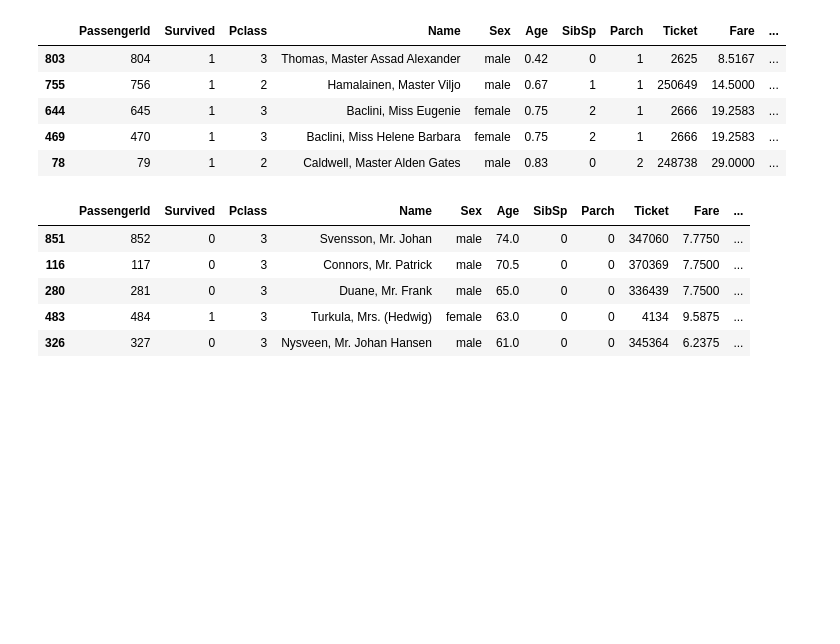
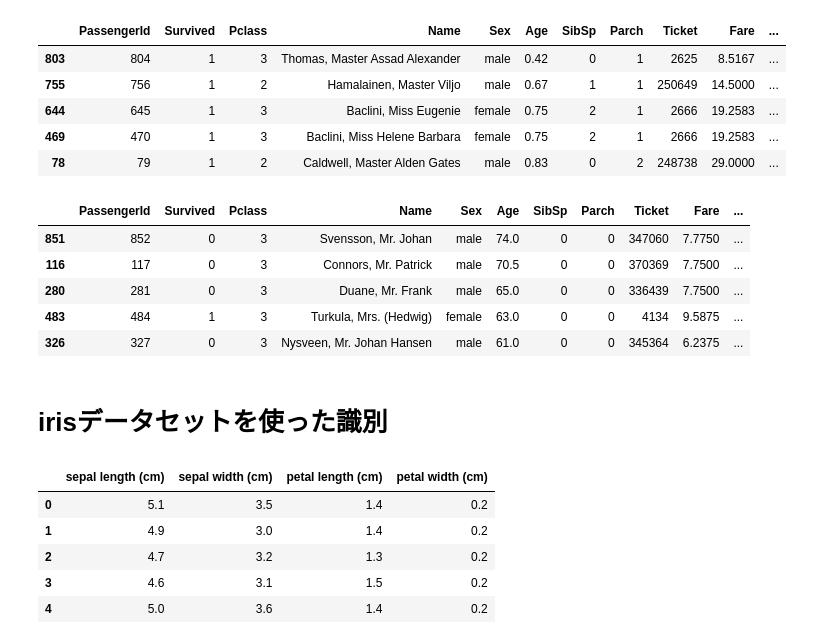
Before and after one commit to namoshi/mathAI, a Jupyter notebook: pandas_intro.ipynb, the cells around one changed output. Drawn from its saved outputs; the diff is of its cells as text; code cells hidden in the pictures; blank space fills up the shorter version.

```diff
--- a/pandas_intro.ipynb
+++ b/pandas_intro.ipynb
@@ -388,3 +388,26 @@ titanic.sort_values(by=['Pclass', 'Age'], ascending=False).head()
 | 280 | 281 | 0 | 3 | Duane, Mr. Frank | male | 65.0 | 0 | 0 | 336439 | 7.7500 | ... |
 | 483 | 484 | 1 | 3 | Turkula, Mrs. (Hedwig) | female | 63.0 | 0 | 0 | 4134 | 9.5875 | ... |
 | 326 | 327 | 0 | 3 | Nysveen, Mr. Johan Hansen | male | 61.0 | 0 | 0 | 345364 | 6.2375 | ... |
+# %% [markdown]
+# irisデータセットを使った識別
+# %%
+import pandas as pd
+from sklearn.datasets import load_iris
+import matplotlib.pyplot as plt
+
+#Irisデータをsklearnから読み込み
+iris = load_iris()
+
+#辞書型に近い型でデータが入っているので必要箇所を指定してdataとcoloumsとしてdfで読み込み
+df = pd.DataFrame(data = iris.data, columns = iris.feature_names)
+
+iris_labels = pd.Series(data=iris.target)
+
+df.head()
+# %% [output]
+|  | sepal length (cm) | sepal width (cm) | petal length (cm) | petal width (cm) |
+| 0 | 5.1 | 3.5 | 1.4 | 0.2 |
+| 1 | 4.9 | 3.0 | 1.4 | 0.2 |
+| 2 | 4.7 | 3.2 | 1.3 | 0.2 |
+| 3 | 4.6 | 3.1 | 1.5 | 0.2 |
+| 4 | 5.0 | 3.6 | 1.4 | 0.2 |
```
Also changed, not shown: parts of 5 cells of this notebook.
